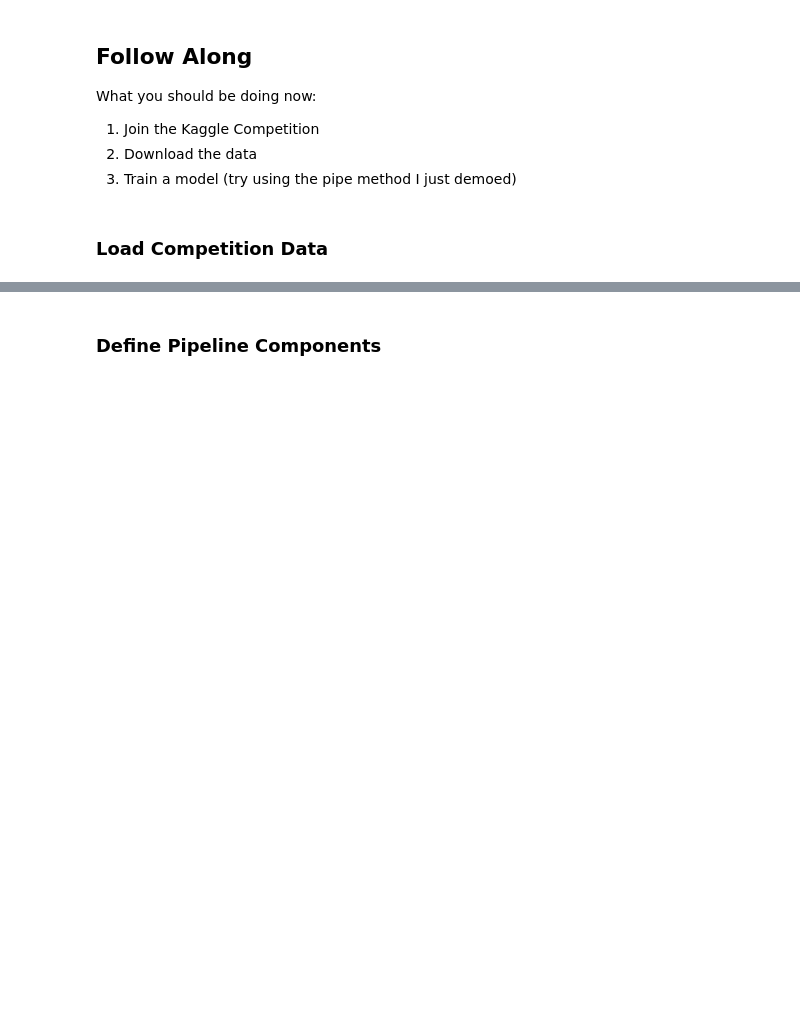
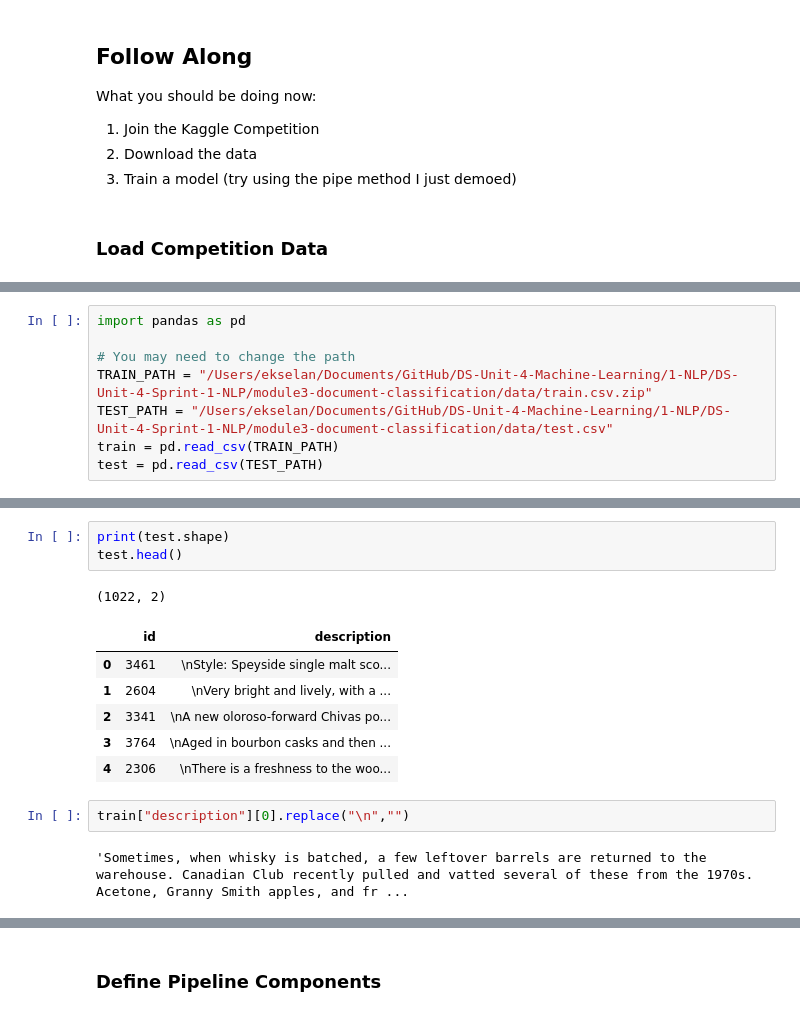
Before and after one commit to ekselan/DS-Unit-4-Sprint-1-NLP, a Jupyter notebook: module3-document-classification/LS_DS_413_Document_Classification_Assignment.ipynb, the cells around one changed output, grey strips where cells are left out. Saved outputs shown, nothing was run; the diff lists cells and outputs as text; blank space fills up the shorter version.

```diff
--- a/module3-document-classification/LS_DS_413_Document_Classification_Assignment.ipynb
+++ b/module3-document-classification/LS_DS_413_Document_Classification_Assignment.ipynb
@@ -47,0 +33,8 @@ train.head()
+# %%
+import pandas as pd
+
+# You may need to change the path
+TRAIN_PATH = "/Users/ekselan/Documents/GitHub/DS-Unit-4-Machine-Learning/1-NLP/DS-Unit-4-Sprint-1-NLP/module3-document-classification/data/train.csv.zip"
+TEST_PATH = "/Users/ekselan/Documents/GitHub/DS-Unit-4-Machine-Learning/1-NLP/DS-Unit-4-Sprint-1-NLP/module3-document-classification/data/test.csv"
+train = pd.read_csv(TRAIN_PATH)
+test = pd.read_csv(TEST_PATH)
@@ -47,0 +52,15 @@ train.head()
+# %%
+print(test.shape)
+test.head()
+# %% [output]
+(1022, 2)
+|  | id | description |
+| 0 | 3461 | \nStyle: Speyside single malt sco... |
+| 1 | 2604 | \nVery bright and lively, with a ... |
+| 2 | 3341 | \nA new oloroso-forward Chivas po... |
+| 3 | 3764 | \nAged in bourbon casks and then ... |
+| 4 | 2306 | \nThere is a freshness to the woo... |
+# %%
+train["description"][0].replace("\n","")
+# %% [output]
+'Sometimes, when whisky is batched, a few leftover barrels are returned to the warehouse. Canadian Club recently pulled and vatted several of these from the 1970s. Acetone, Granny Smith apples, and fr ...
```
Also changed, not shown: parts of 35 cells of this notebook, 5 other files.
